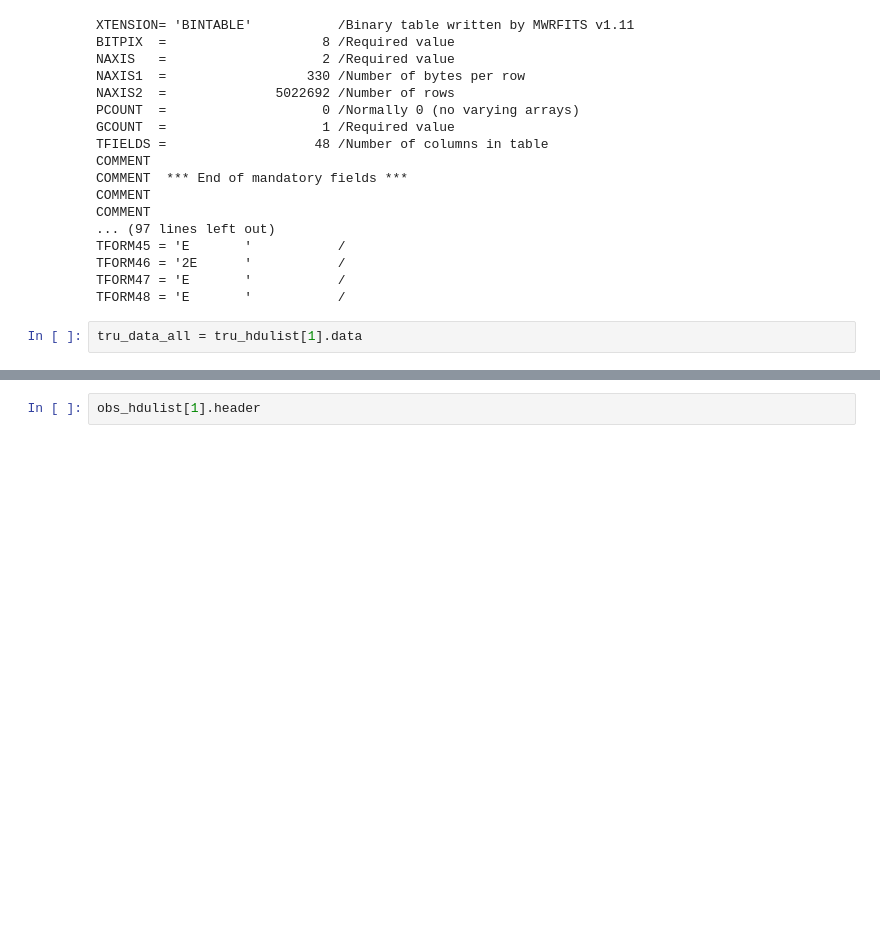
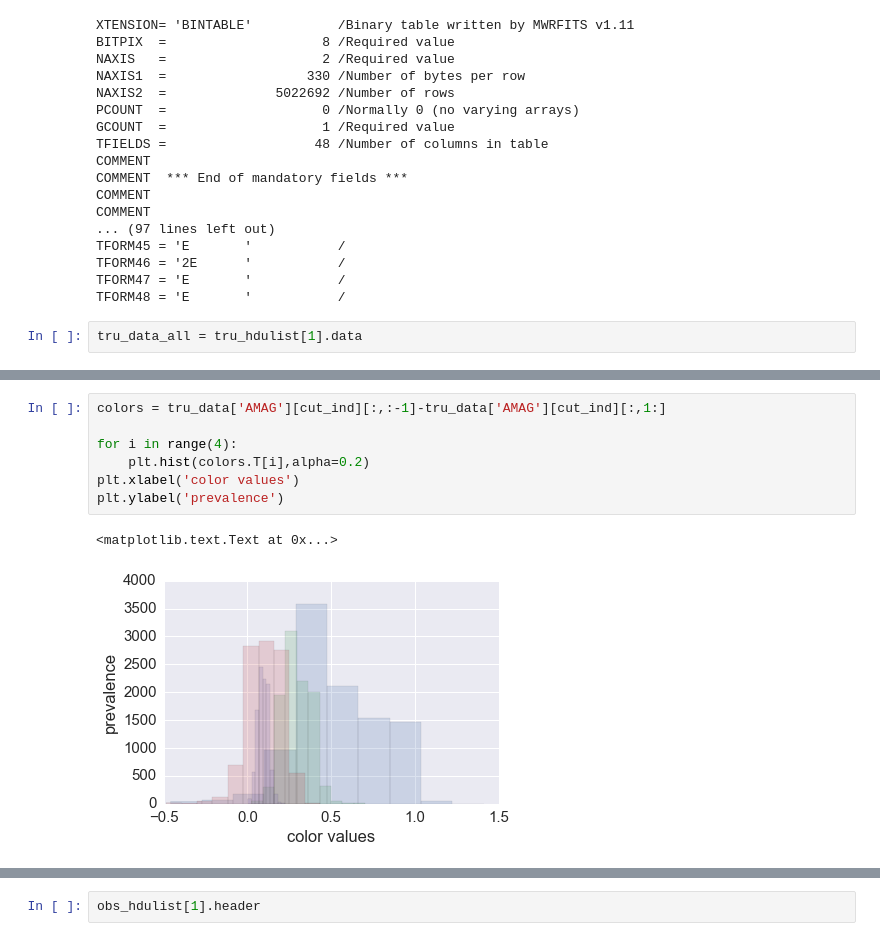
Before and after one commit to aimalz/pretzal, a Jupyter notebook: code/data-exploration.ipynb, the cells around one changed output, grey strips where cells are left out. Saved outputs shown, nothing was run; the diff lists cells and outputs as text; blank space fills up the shorter version.

Commit message:
adding text

```diff
--- a/code/data-exploration.ipynb
+++ b/code/data-exploration.ipynb
@@ -349,0 +300,10 @@ No.    Name         Type      Cards   Dimensions   Format
+# %%
+colors = tru_data['AMAG'][cut_ind][:,:-1]-tru_data['AMAG'][cut_ind][:,1:]
+
+for i in range(4):
+    plt.hist(colors.T[i],alpha=0.2)
+plt.xlabel('color values')
+plt.ylabel('prevalence')
+# %% [output]
+<matplotlib.text.Text at 0x...>
+[figure, added]
```
Also changed, not shown: parts of 65 cells of this notebook.
